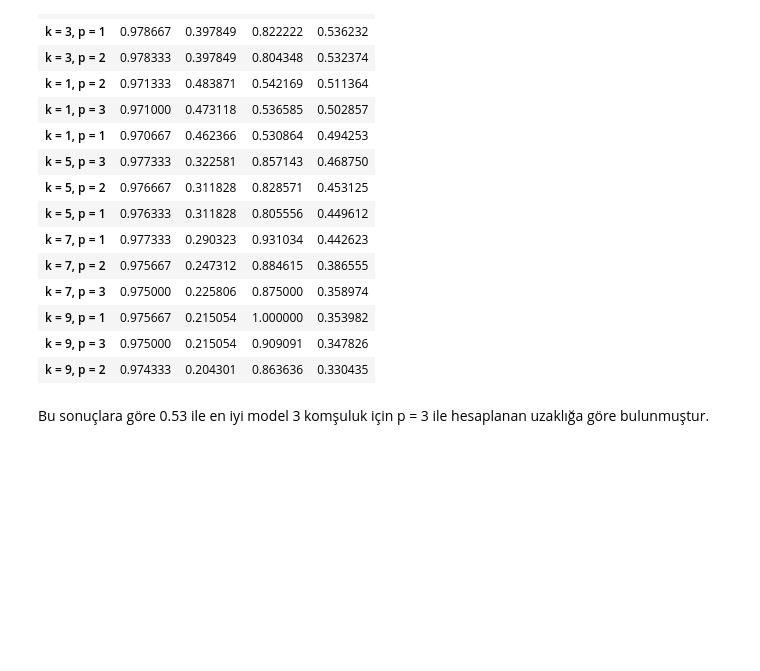
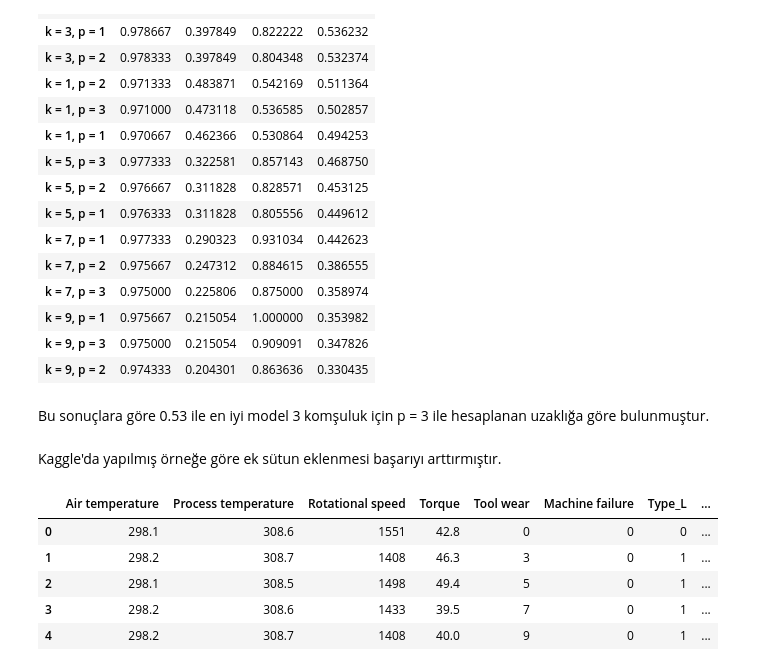
Before and after one commit to sonmez-hakan/master-machine-learning, a Jupyter notebook: assignments/Assignment4/KNN.ipynb, the cells around one changed output. Drawn from its saved outputs; the diff is of its cells as text; code cells hidden in the pictures; blank space fills up the shorter version.

```diff
--- a/assignments/Assignment4/KNN.ipynb
+++ b/assignments/Assignment4/KNN.ipynb
@@ -389,3 +392,18 @@ model_performance.sort_values("F1-Score", ascending=False)
 | k = 9, p = 2 | 0.974333 | 0.204301 | 0.863636 | 0.330435 |
 # %% [markdown]
 Bu sonuçlara göre 0.53 ile en iyi model 3 komşuluk için p = 3 ile hesaplanan uzaklığa göre bulunmuştur.
+# %% [markdown]
+Kaggle'da yapılmış örneğe göre ek sütun eklenmesi başarıyı arttırmıştır.
+# %%
+dataset['Power'] = dataset['Rotational speed'] * dataset['Torque']
+dataset['Power wear'] = dataset['Power'] * dataset['Tool wear']
+dataset['Temperature difference'] = dataset['Process temperature'] - dataset['Air temperature']
+dataset['Temperature power'] = dataset['Temperature difference'] / dataset['Power']
+dataset.head()
+# %% [output]
+|  | Air temperature | Process temperature | Rotational speed | Torque | Tool wear | Machine failure | Type_L | ... |
+| 0 | 298.1 | 308.6 | 1551 | 42.8 | 0 | 0 | 0 | ... |
+| 1 | 298.2 | 308.7 | 1408 | 46.3 | 3 | 0 | 1 | ... |
+| 2 | 298.1 | 308.5 | 1498 | 49.4 | 5 | 0 | 1 | ... |
+| 3 | 298.2 | 308.6 | 1433 | 39.5 | 7 | 0 | 1 | ... |
+| 4 | 298.2 | 308.7 | 1408 | 40.0 | 9 | 0 | 1 | ... |
```
Also changed, not shown: parts of 8 cells of this notebook.
